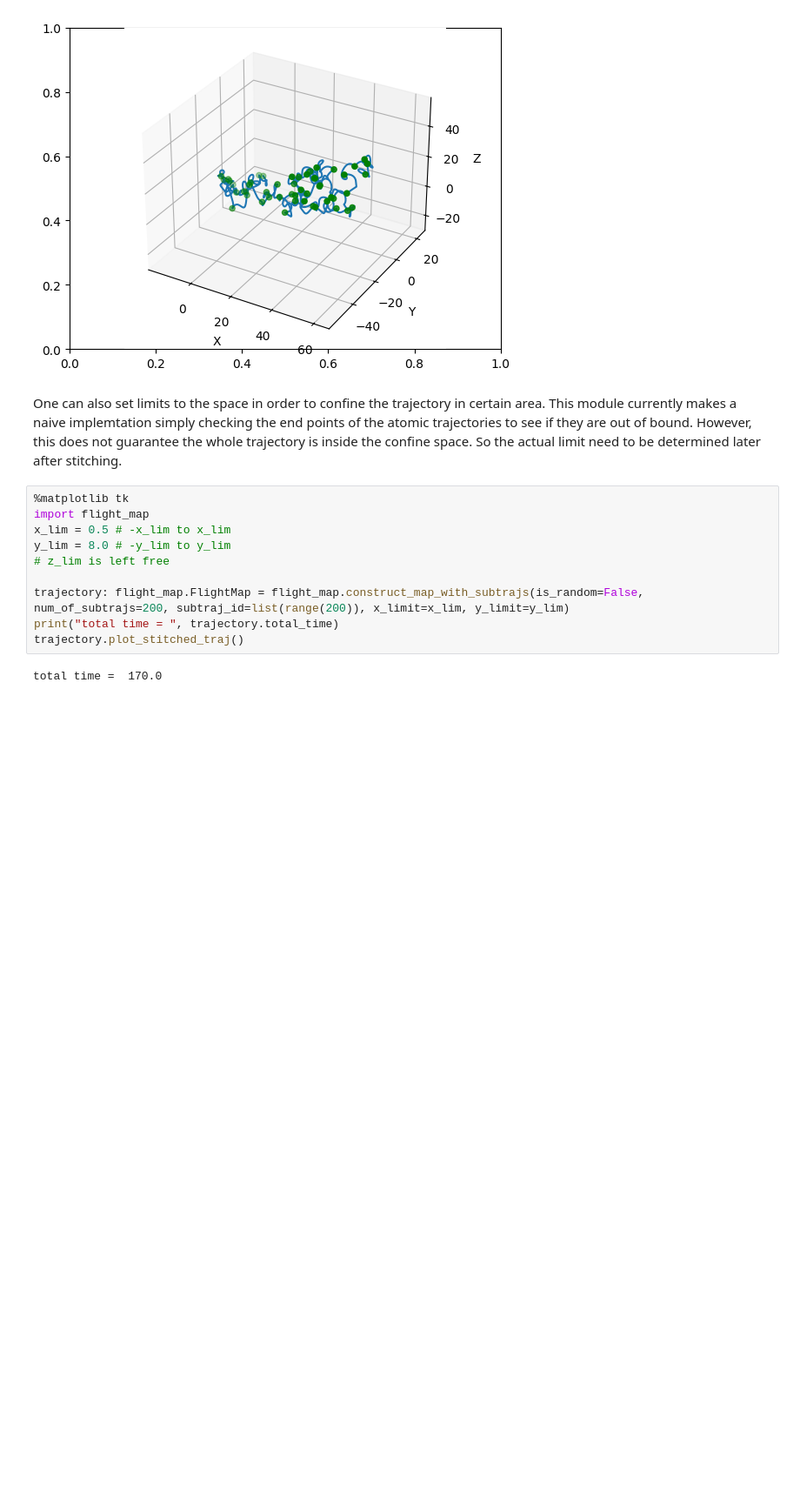
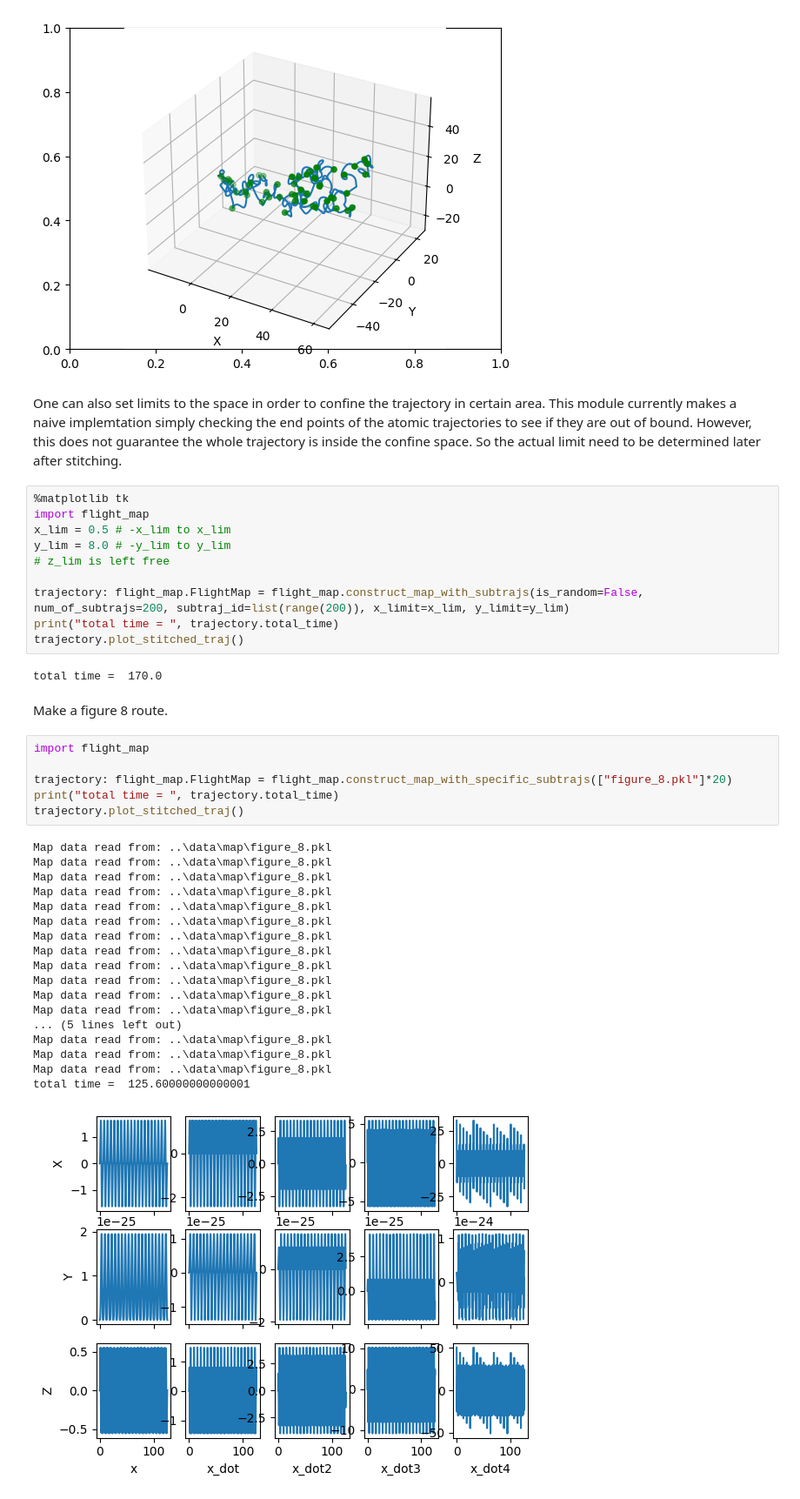
Before and after one commit to zzzzzzhym/DroneSimulator, a Jupyter notebook: trajectory_generation/flight_map_user_guide.ipynb, the cells around one changed output. Shown at 87% size. Saved outputs shown, nothing was run; the diff lists cells and outputs as text; blank space fills up the shorter version.

```diff
--- a/trajectory_generation/flight_map_user_guide.ipynb
+++ b/trajectory_generation/flight_map_user_guide.ipynb
@@ -42,3 +42,30 @@ print("total time = ", trajectory.total_time)
 trajectory.plot_stitched_traj()
 # %% [output]
 total time =  170.0
+# %% [markdown]
+Make a figure 8 route.
+# %%
+import flight_map
+
+trajectory: flight_map.FlightMap = flight_map.construct_map_with_specific_subtrajs(["figure_8.pkl"]*20)
+print("total time = ", trajectory.total_time)
+trajectory.plot_stitched_traj()
+# %% [output]
+Map data read from: ..\data\map\figure_8.pkl
+Map data read from: ..\data\map\figure_8.pkl
+Map data read from: ..\data\map\figure_8.pkl
+Map data read from: ..\data\map\figure_8.pkl
+Map data read from: ..\data\map\figure_8.pkl
+Map data read from: ..\data\map\figure_8.pkl
+Map data read from: ..\data\map\figure_8.pkl
+Map data read from: ..\data\map\figure_8.pkl
+Map data read from: ..\data\map\figure_8.pkl
+Map data read from: ..\data\map\figure_8.pkl
+Map data read from: ..\data\map\figure_8.pkl
+Map data read from: ..\data\map\figure_8.pkl
+... (5 lines left out)
+Map data read from: ..\data\map\figure_8.pkl
+Map data read from: ..\data\map\figure_8.pkl
+Map data read from: ..\data\map\figure_8.pkl
+total time =  125.60000000000001
+[figure, added]
```
Also changed, not shown: parts of 1 cell of this notebook, 6 other files.
